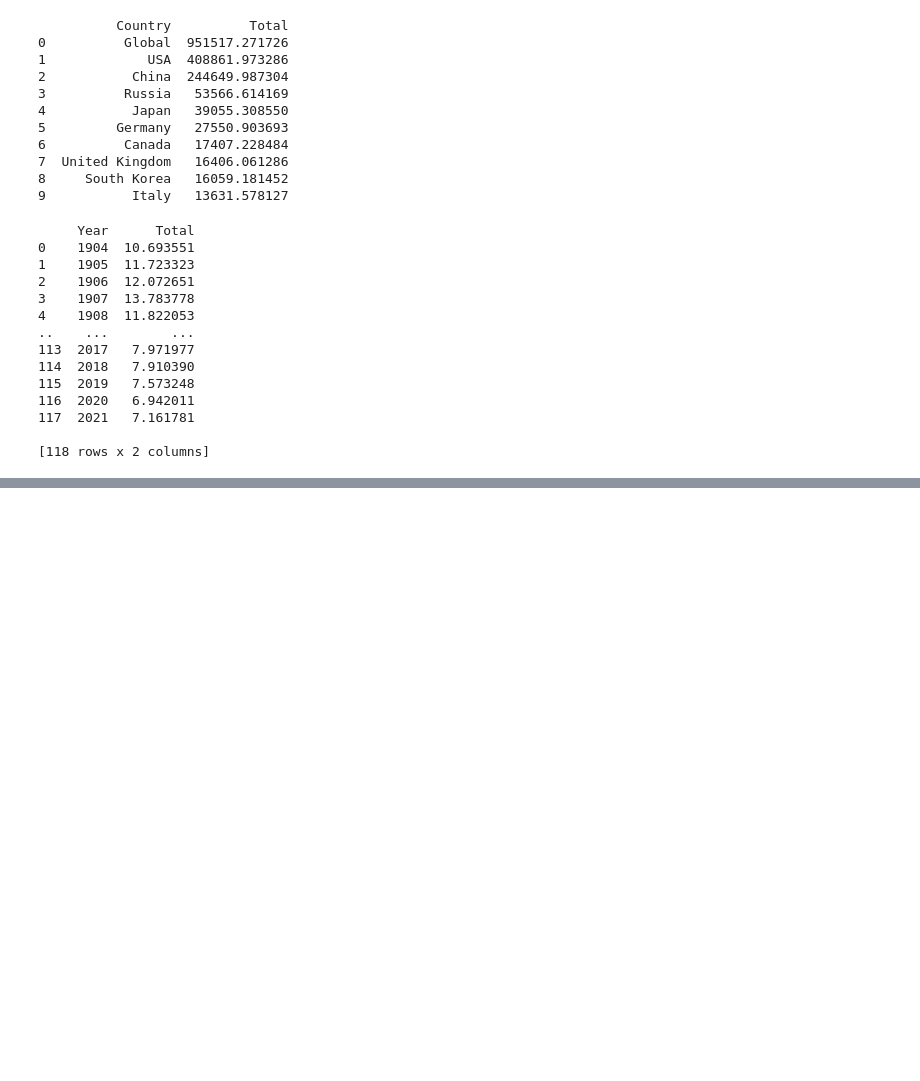
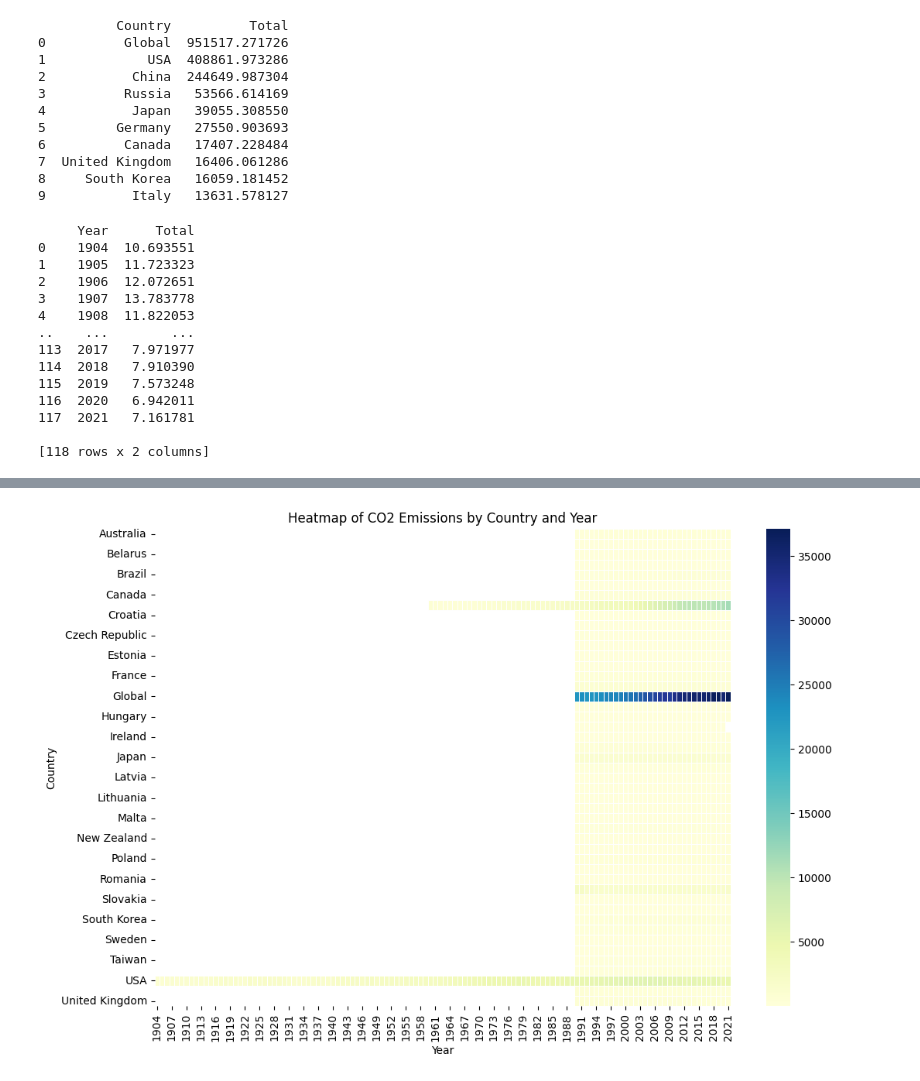
Before and after one commit to Wilfred-Muriithi/Data-Engineering-learning, a Jupyter notebook: month-1-introduction-to-data-engineering-and-python-programming/week-4-data-engineering-project/Basic ETL pipeline for carbon emissions/carbon_emissions_pipeline.ipynb, the cells around one changed output, grey strips where cells are left out. Cells and saved outputs as stored; diff of their text form; code cells hidden in the pictures; blank space fills up the shorter version.

```diff
--- a/month-1-introduction-to-data-engineering-and-python-programming/week-4-data-engineering-project/Basic ETL pipeline for carbon emissions/carbon_emissions_pipeline.ipynb
+++ b/month-1-introduction-to-data-engineering-and-python-programming/week-4-data-engineering-project/Basic ETL pipeline for carbon emissions/carbon_emissions_pipeline.ipynb
@@ -173,0 +199,11 @@ print(per_capita_trends)
+# %%
+# plotting a heatmap to show the correlation between countries
+# Heatmaps are good for showing disribution of data
+
+heatmap_data = agg_df.pivot(index='Country', columns='Year', values='Total')
+plt.figure(figsize=(12, 8))
+sb.heatmap(heatmap_data, cmap='YlGnBu', linewidths=0.5)
+plt.title('Heatmap of CO2 Emissions by Country and Year')
+plt.show()
+# %% [output]
+[figure, added]
```
Also changed, not shown: parts of 3 cells of this notebook.
